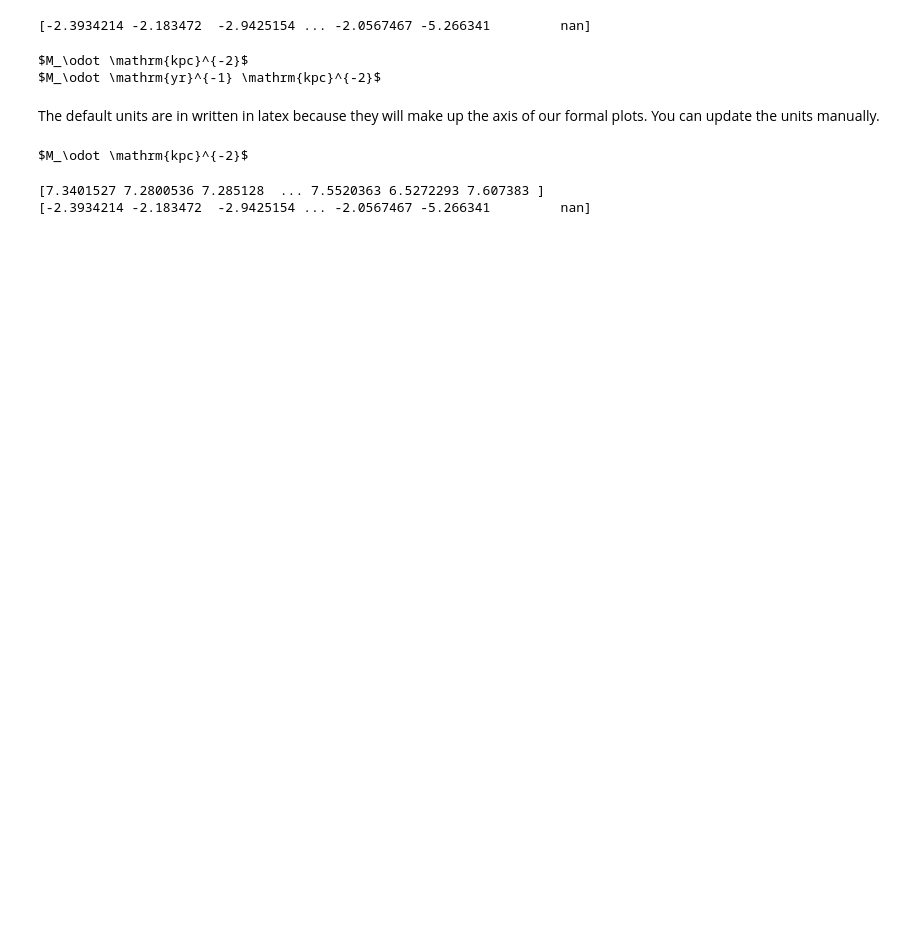
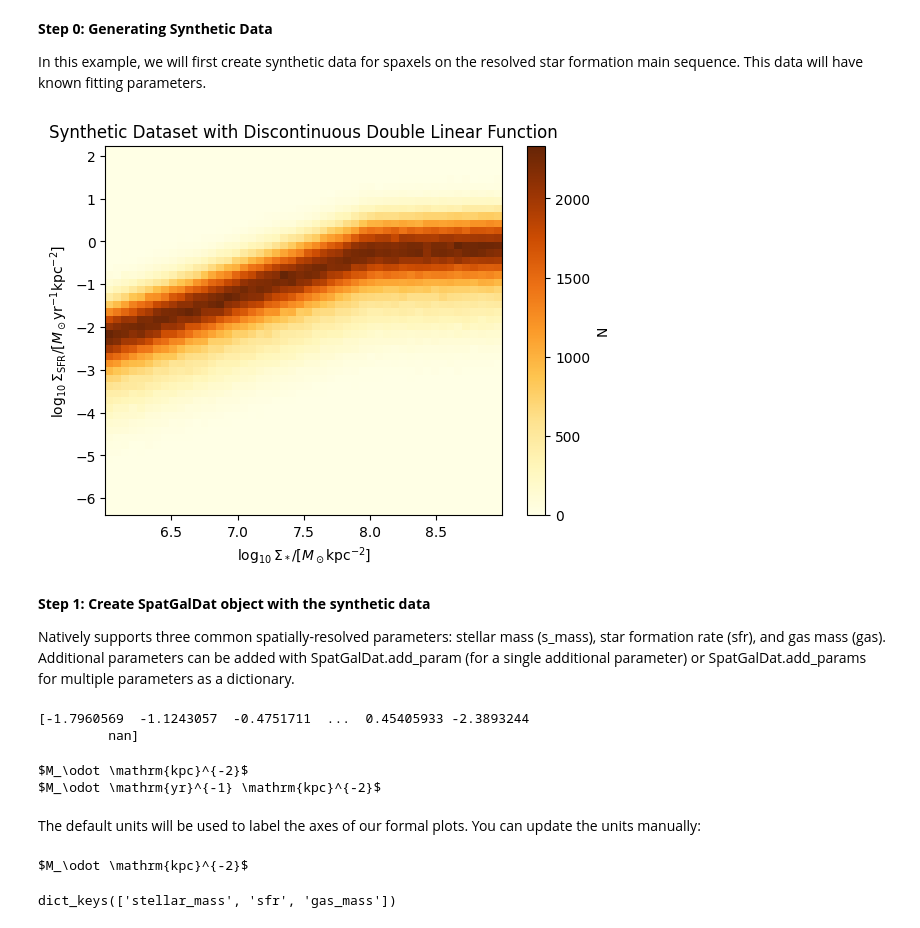
Before and after one commit to bryannemcd/ScaleRPy, a Jupyter notebook: scalerfit_example.ipynb, the cells around one changed output. Saved outputs shown, nothing was run; the diff lists cells and outputs as text; code cells hidden in the pictures; blank space fills up the shorter version.

```diff
--- a/scalerfit_example.ipynb
+++ b/scalerfit_example.ipynb
@@ -36,17 +27,61 @@ print(max(spax[3,:]))
+# %% [markdown]
+**Step 0: Generating Synthetic Data**
+
+In this example, we will first create synthetic data for spaxels on the resolved star formation main sequence. This data will have known fitting parameters.
+# %%
+# Generate random values of logged stellar mass surface density in the range (6, 9)
+x = np.random.uniform(6, 9, 1000000)
+
+# A piecewise double linear function is defined in the fit_funcs module
+#Define the paramater values [low-mass slope, low-mass intercept, high-mass slope, turnover point]
+known_params = [1, -8.2, 0.1, 8]
+
+# Apply the piecewise linear function to the x values
+y = np.array([fit.doubline(xi, *known_params) for xi in x])
+
+# Add symmetric noise to the y values
+symmetric_noise = np.random.normal(0, 0.5, y.shape)
+
+# Apply the symmetric noise to the y values
+y_noisy = y + symmetric_noise
+
+# Select 25% of the points to apply additional skewed noise (to roughly mimic effect of quenching)
+num_points = len(y)
+indices = np.random.choice(num_points, size=int(0.25 * num_points), replace=False)
+
+# Add additional skewed noise to the selected points (dragging them to lower values)
+additional_noise = np.random.normal(-1.0, 0.5, len(indices))
+y_noisy[indices] += additional_noise
+
+#Call a colorblind friendly color map from the tol_colors module
+cmap = tol.tol_cmap('YlOrBr')
+
+# Plot the synthetic dataset as a 2D histogram
+plt.hist2d(x, y_noisy, bins=50, cmap=cmap)
+plt.xlabel(r'$\log_{10} \Sigma_* / [M_\odot \mathrm{kpc}^{-2}]$')
+plt.ylabel(r'$\log_{10} \Sigma_{\mathrm{SFR}} / [M_\odot \mathrm{yr}^{-1} \mathrm{kpc}^{-2}]$')
+plt.title('Synthetic Dataset with Discontinuous Double Linear Function')
+plt.colorbar(label='N')
+plt.show()
+# %% [output]
+[figure, added]
+# %% [markdown]
+**Step 1: Create SpatGalDat object with the synthetic data**
+
+Natively supports three common spatially-resolved parameters: stellar mass (s_mass), star formation rate (sfr), and gas mass (gas). Additional parameters can be added with SpatGalDat.add_param (for a single additional parameter) or SpatGalDat.add_params for multiple parameters as a dictionary.
 # %%
-#Create a SpatGalDat object with your spatially-resolved data
-ind = spax[3,:]
-wh=np.nonzero((ind!=0))
-##replace with actual data call for self, for package help doc replace with generic
+#Create a SpatGalDat object with the synthetic data
+
 #converting to float32 is recommended to improve computation time for larger datasets
-mass = np.float32(spax[0,:][wh])
-sfr = np.float32(spax[1,:][wh])
+mass = np.float32(x)
+sfr = np.float32(y_noisy)
 gas = []
-sfr[-1] = np.nan
+sfr[-1] = np.nan #non-finite values will be converted to NaNs for handling
 dat = SpatGalDat(s_mass = mass, sfr = sfr, scale = 'log')
 print(dat.sfr)
 # %% [output]
-[-2.3934214 -2.183472  -2.9425154 ... -2.0567467 -5.266341         nan]
+[-1.7960569  -1.1243057  -0.4751711  ...  0.45405933 -2.3893244
+         nan]
 # %%
 #Identify the default units:
 print(dat.s_mass_unit)
@@ -56,16 +91,14 @@ print(dat.sfr_unit)
 $M_\odot \mathrm{kpc}^{-2}$
 $M_\odot \mathrm{yr}^{-1} \mathrm{kpc}^{-2}$
 # %% [markdown]
-The default units are in written in latex because they will make up the axis of our formal plots. You can update the units manually.
+The default units will be used to label the axes of our formal plots. You can update the units manually:
 # %%
 dat.s_mass_unit = r'$M_\odot \mathrm{kpc}^{-2}$'
 print(dat.s_mass_unit)
 # %% [output]
 $M_\odot \mathrm{kpc}^{-2}$
-# %%
-#print(vars(dat))
-print(dat.parameters['stellar_mass'])
-print(dat.parameters['sfr'])
-# %% [output]
-[7.3401527 7.2800536 7.285128  ... 7.5520363 6.5272293 7.607383 ]
-[-2.3934214 -2.183472  -2.9425154 ... -2.0567467 -5.266341         nan]
+# %%
+#check which parameters have been set
+print(dat.parameters.keys())
+# %% [output]
+dict_keys(['stellar_mass', 'sfr', 'gas_mass'])
```
Also changed, not shown: parts of 24 cells of this notebook, 2 other files.
